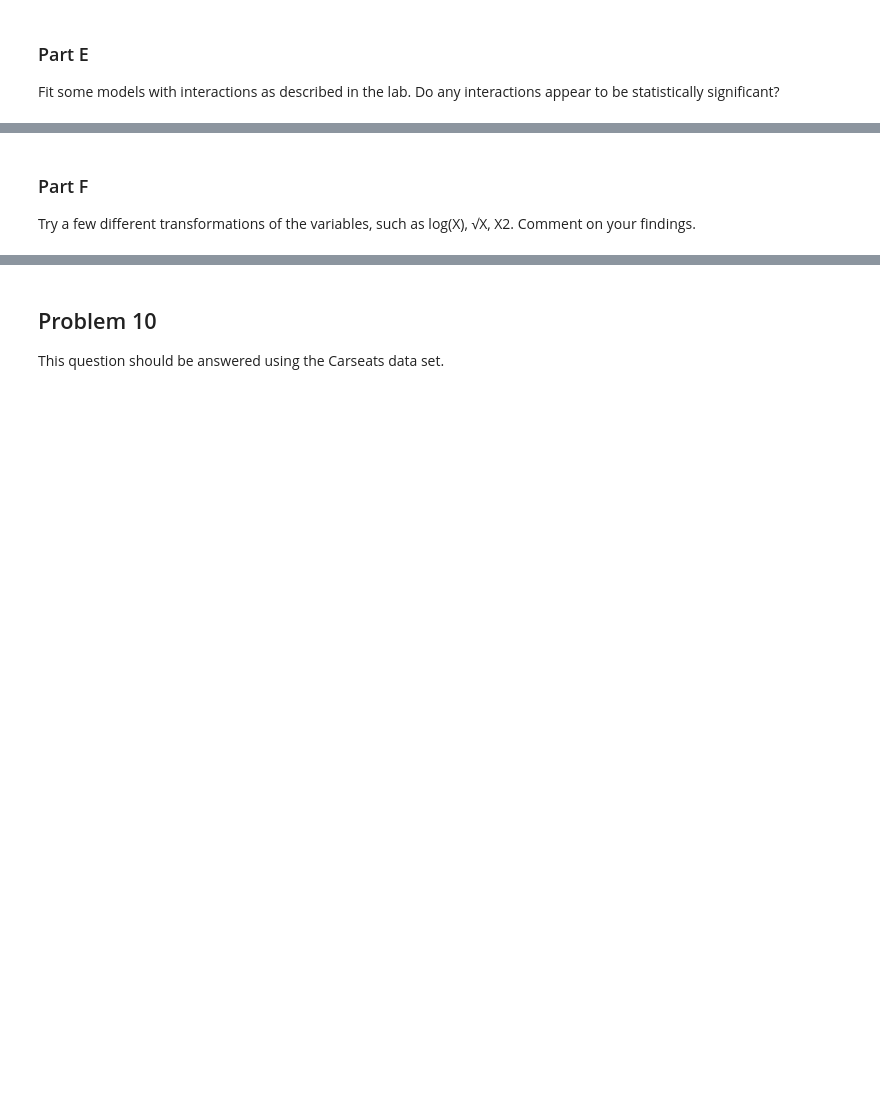
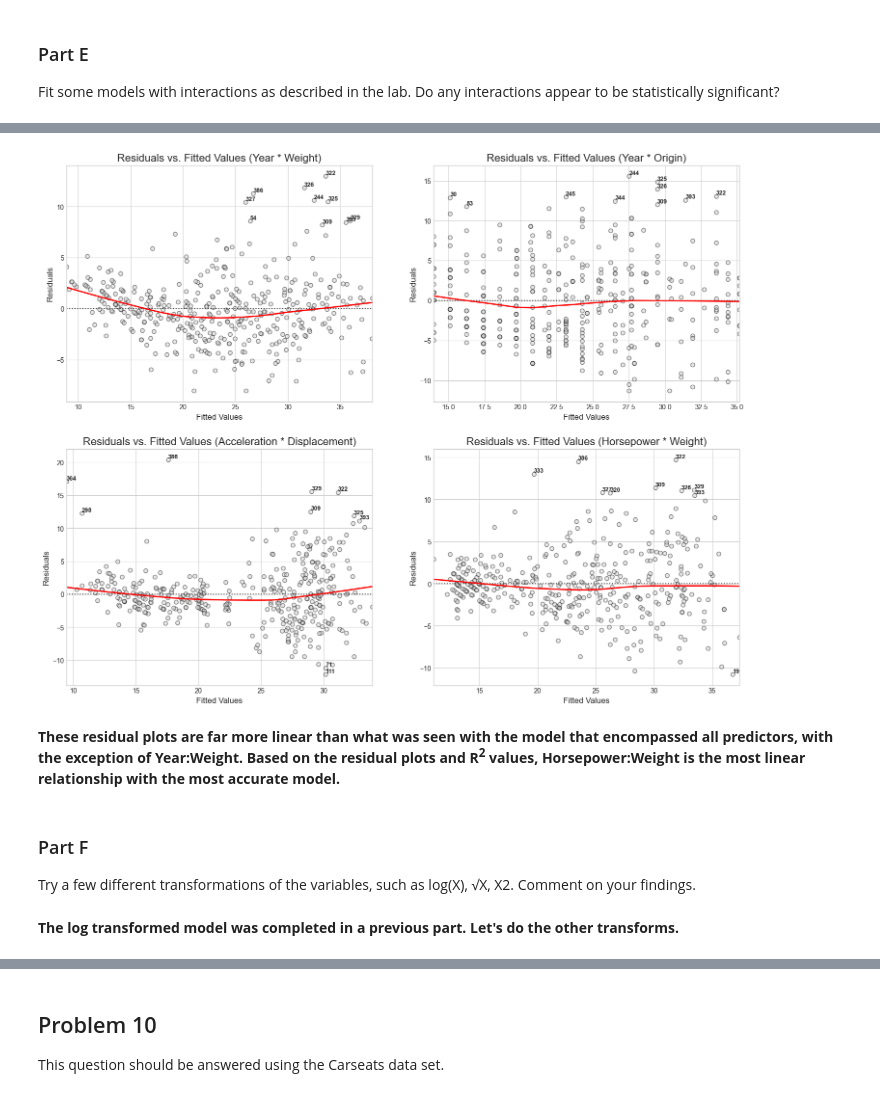
Before and after one commit to rcwaterman/DSE6111, a Jupyter notebook: Module_2/Chapter_3_Exercises/Chapter_3_Exercises.ipynb, the cells around one changed output, grey strips where cells are left out. Cells and saved outputs as stored; diff of their text form; code cells hidden in the pictures; blank space fills up the shorter version.

```diff
--- a/Module_2/Chapter_3_Exercises/Chapter_3_Exercises.ipynb
+++ b/Module_2/Chapter_3_Exercises/Chapter_3_Exercises.ipynb
@@ -133,0 +285,5 @@ Fit some models with interactions as described in the lab. Do any interactions a
+# %%
+year_weight_model = smf.ols('mpg ~ year * weight', data=auto).fit()
+year_origin_model = smf.ols('mpg ~ year * origin', data=auto).fit()
+accel_disp_model = smf.ols('mpg ~ acceleration * displacement', data=auto).fit()
+hp_weight_model = smf.ols('mpg ~ horsepower * weight', data=auto).fit()
@@ -134,4 +378,23 @@ Fit some models with interactions as described in the lab. Do any interactions a
+# %%
+fig, axes = plt.subplots(2, 2, figsize=(18,14));
+
+title='Residuals vs. Fitted Values'
+x_label='Fitted Values'
+y_label='Residuals'
+
+plot_residuals(year_weight_model, axes[0,0], title=f'{title} (Year * Weight)', x_label=x_label, y_label=y_label);
+plot_residuals(year_origin_model, axes[0,1], title=f'{title} (Year * Origin)', x_label=x_label, y_label=y_label);
+plot_residuals(accel_disp_model, axes[1,0], title=f'{title} (Acceleration * Displacement)', x_label=x_label, y_label=y_label);
+plot_residuals(hp_weight_model, axes[1,1], title=f'{title} (Horsepower * Weight)', x_label=x_label, y_label=y_label);
+
+plt.show()
+# %% [output]
+[figure, added]
+# %% [markdown]
+**These residual plots are far more linear than what was seen with the model that encompassed all predictors, with the exception of Year:Weight. Based on the residual plots and R<sup>2</sup> values, Horsepower:Weight is the most linear relationship with the most accurate model.**
 # %% [markdown]
 ### Part F
 
 Try a few different transformations of the variables, such as log(X), √X, X2. Comment on your findings.
+# %% [markdown]
+**The log transformed model was completed in a previous part. Let's do the other transforms.**
```
Also changed, not shown: parts of 73 cells of this notebook, 3 other files.
